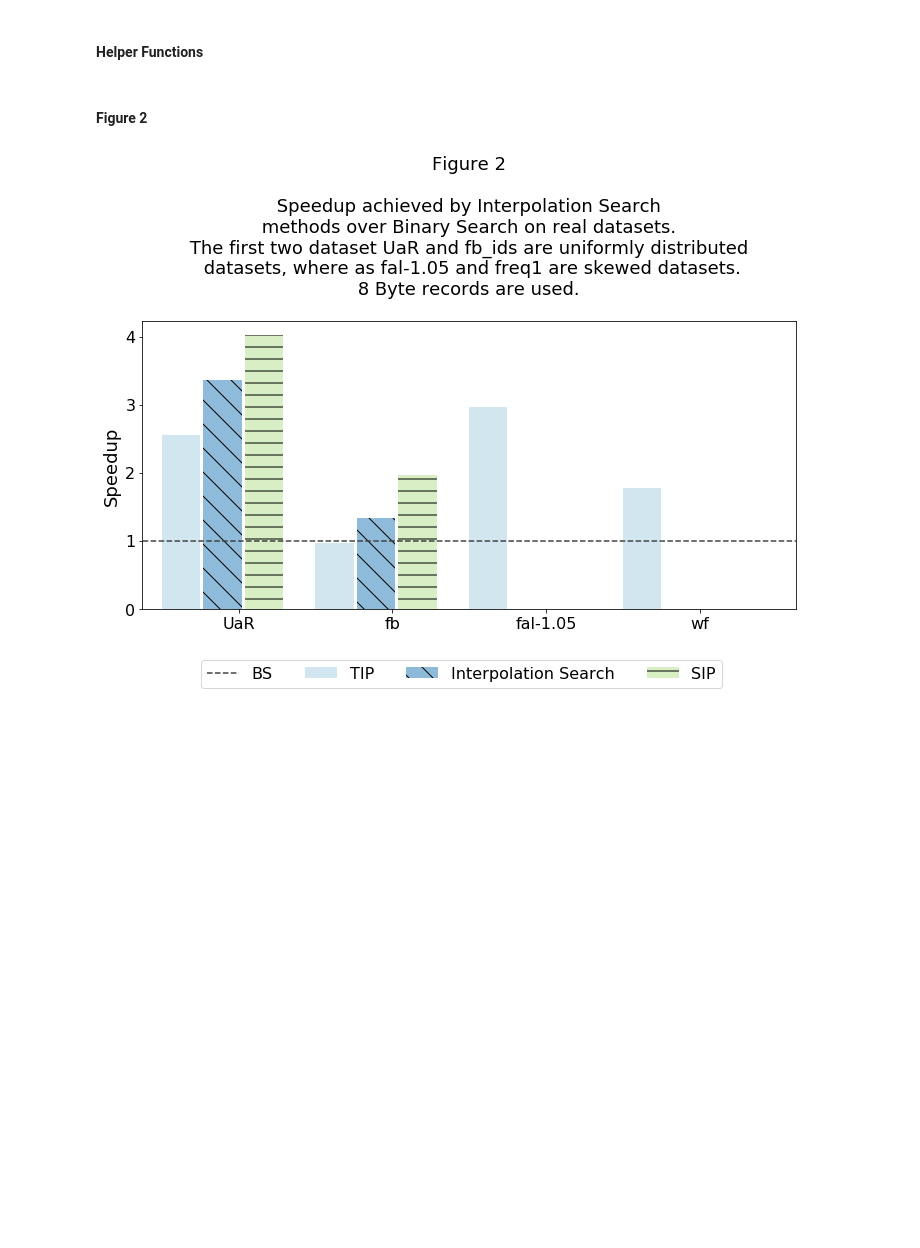
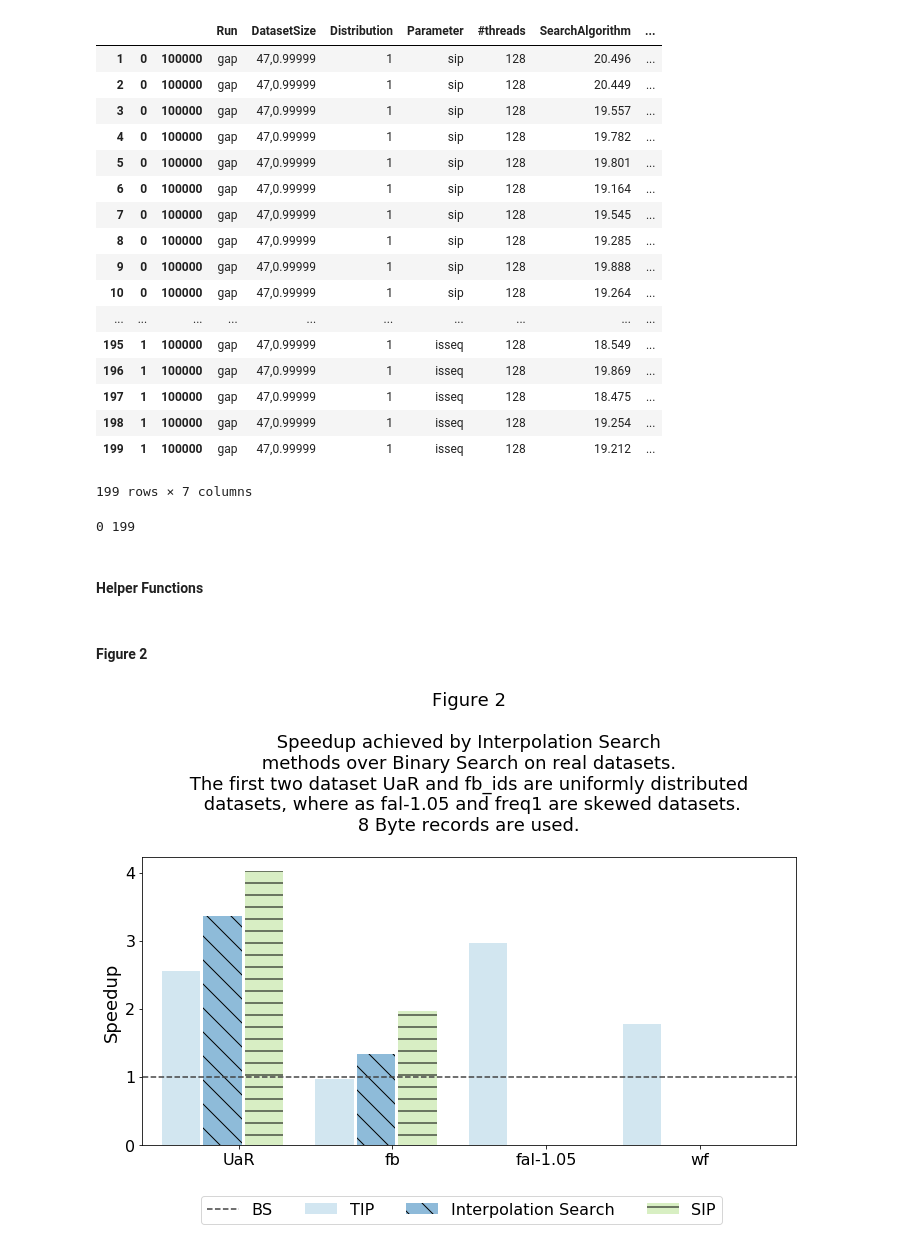
Before and after one commit to UWHustle/Efficiently-Searching-In-Memory-Sorted-Arrays, a Jupyter notebook: reproduce_experiments/CreateFigures.ipynb, the cells around one changed output. Drawn from its saved outputs; the diff is of its cells as text; code cells hidden in the pictures; blank space fills up the shorter version.

Commit message:
sip includes isseq

```diff
--- a/reproduce_experiments/CreateFigures.ipynb
+++ b/reproduce_experiments/CreateFigures.ipynb
@@ -1,3 +1,39 @@
+# %%
+import numpy as np
+import pandas as pd
+
+run_param = ['Run','DatasetSize','Distribution','Parameter','#threads','SearchAlgorithm','RecordSizeBytes']
+
+df = read_csv("/Users/chronis/code/Efficiently-Searching-In-Memory-Sorted-Arrays/test.csv", sep=',', names=run_param, header=1)
+
+df = pd.DataFrame(df)
+df
+# %% [output]
+|  |  |  | Run | DatasetSize | Distribution | Parameter | #threads | SearchAlgorithm | ... |
+| 1 | 0 | 100000 | gap | 47,0.99999 | 1 | sip | 128 | 20.496 | ... |
+| 2 | 0 | 100000 | gap | 47,0.99999 | 1 | sip | 128 | 20.449 | ... |
+| 3 | 0 | 100000 | gap | 47,0.99999 | 1 | sip | 128 | 19.557 | ... |
+| 4 | 0 | 100000 | gap | 47,0.99999 | 1 | sip | 128 | 19.782 | ... |
+| 5 | 0 | 100000 | gap | 47,0.99999 | 1 | sip | 128 | 19.801 | ... |
+| 6 | 0 | 100000 | gap | 47,0.99999 | 1 | sip | 128 | 19.164 | ... |
+| 7 | 0 | 100000 | gap | 47,0.99999 | 1 | sip | 128 | 19.545 | ... |
+| 8 | 0 | 100000 | gap | 47,0.99999 | 1 | sip | 128 | 19.285 | ... |
+| 9 | 0 | 100000 | gap | 47,0.99999 | 1 | sip | 128 | 19.888 | ... |
+| 10 | 0 | 100000 | gap | 47,0.99999 | 1 | sip | 128 | 19.264 | ... |
+| ... | ... | ... | ... | ... | ... | ... | ... | ... | ... |
+| 195 | 1 | 100000 | gap | 47,0.99999 | 1 | isseq | 128 | 18.549 | ... |
+| 196 | 1 | 100000 | gap | 47,0.99999 | 1 | isseq | 128 | 19.869 | ... |
+| 197 | 1 | 100000 | gap | 47,0.99999 | 1 | isseq | 128 | 18.475 | ... |
+| 198 | 1 | 100000 | gap | 47,0.99999 | 1 | isseq | 128 | 19.254 | ... |
+| 199 | 1 | 100000 | gap | 47,0.99999 | 1 | isseq | 128 | 19.212 | ... |
+199 rows × 7 columns
+# %%
+sizes = df.groupby('Run').size()
+cs = sizes.cumsum()
+for ind, i in enumerate(sizes):
+    print(ind, i)
+# %% [output]
+0 199
 # %% [markdown]
 #### Helper Functions
 # %%
```
Also changed, not shown: 4 other files.
